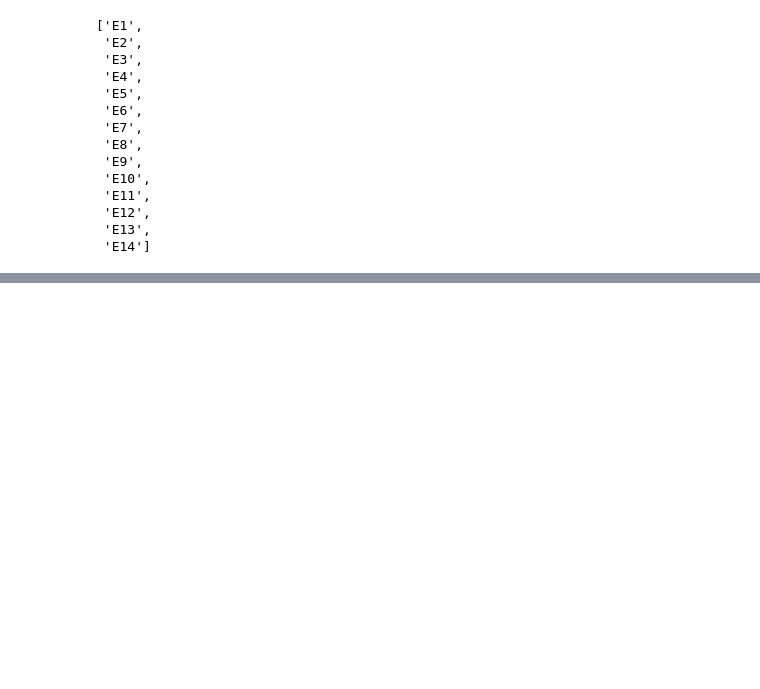
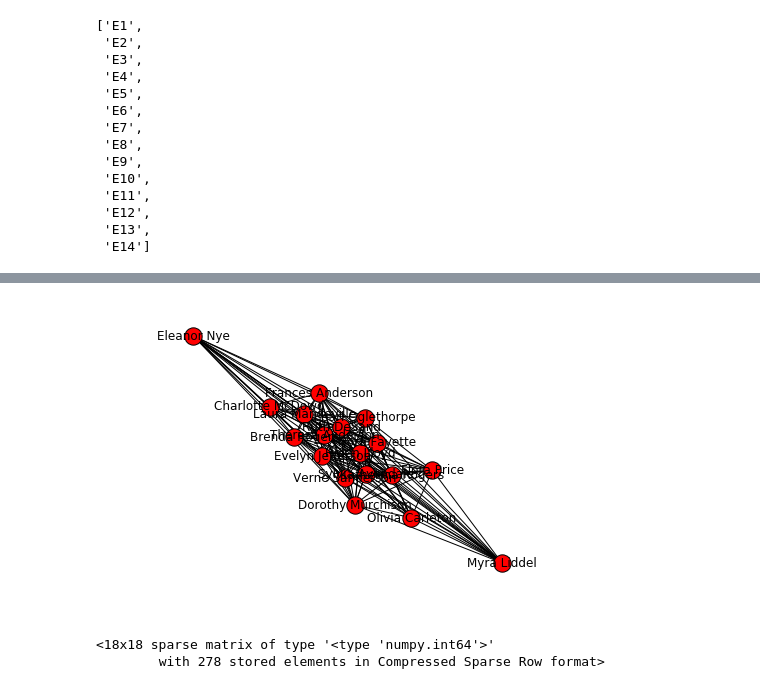
Before and after one commit to rmalarc/DATA620, a Jupyter notebook: hw03/hw03.ipynb, the cells around one changed output, grey strips where cells are left out. Cells and saved outputs as stored; diff of their text form; code cells hidden in the pictures; blank space fills up the shorter version.

```diff
--- a/hw03/hw03.ipynb
+++ b/hw03/hw03.ipynb
@@ -107,0 +150,10 @@ clubs
+# %%
+g = bipartite.weighted_projected_graph(G, women)
+pos=nx.spring_layout(g)
+nx.draw(g,pos)
+labels=nx.draw_networkx_labels(g,pos)
+plt.show()
+# %% [output]
+[figure, added]
+<18x18 sparse matrix of type '<type 'numpy.int64'>'
+        with 278 stored elements in Compressed Sparse Row format>
```
Also changed, not shown: parts of 5 cells of this notebook.
